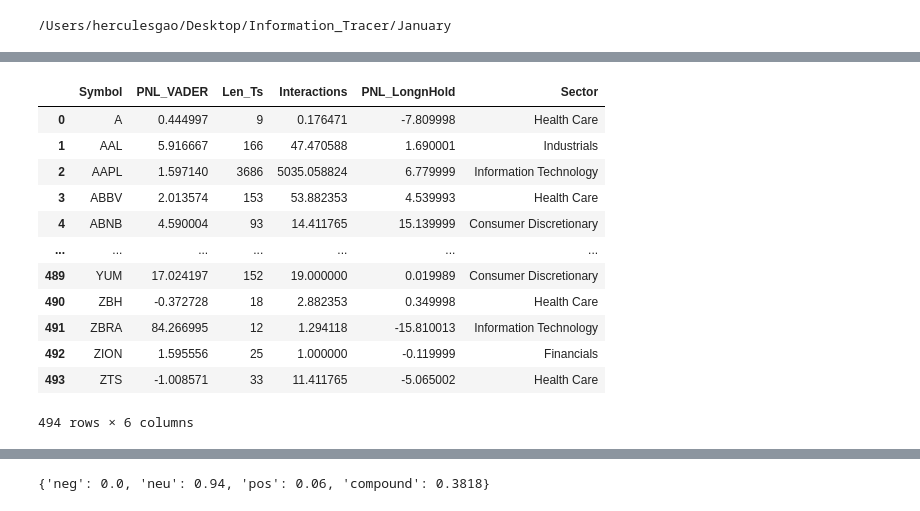
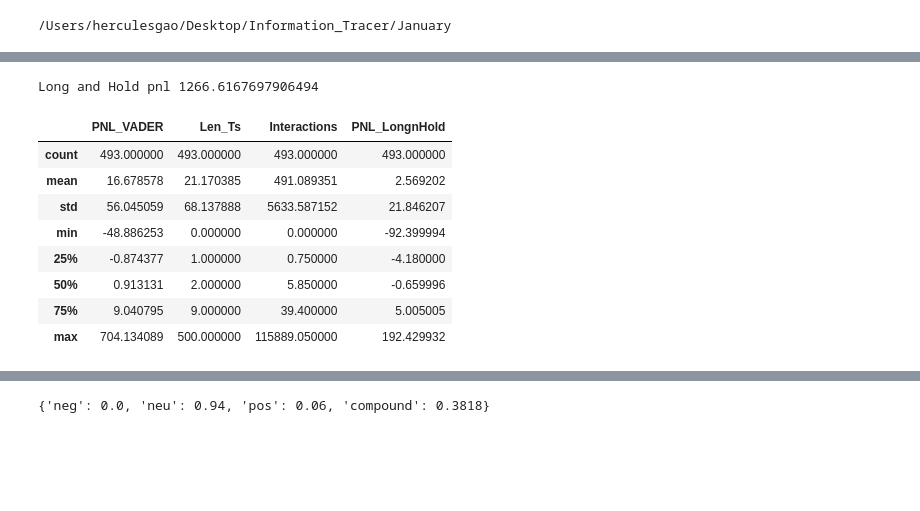
Before and after one commit to fahygao/Information_tracer, a Jupyter notebook: VADER_new_model.ipynb, the cells around one changed output, grey strips where cells are left out. Cells and saved outputs as stored; diff of their text form; code cells hidden in the pictures; blank space fills up the shorter version.

```diff
--- a/VADER_new_model.ipynb
+++ b/VADER_new_model.ipynb
@@ -92,7 +151,7 @@ df_stock = tweets_processing(df_stock)
 # %%
 
-
-def VADER_Sentiment_report(df_stock, lookback_window = 1, interact_threshold = 0, org = True):
+def VADER_Sentiment_report(df_stock, lookback_window = 1, vader_threshold = 0.05,
+                           interact_threshold = 0, org = True):
     pnl = 0
     stock_pnl = []
     stock_names = []
@@ -120,14 +179,11 @@ def VADER_Sentiment_report(df_stock, lookback_window = 1, interact_threshold = 0
         for j in range(n):
             change = df_stock['Changes'][i+j]
             interaction += df_stock['interaction'][i+j]
-            tw = df_stock['Posts_t'][i+j][1:-1].split("},")
+            tw = df_stock['Tweets'][i+j]
 #             print(tw, len(tw))
-            num_tw = len(df_stock['Posts_t'][i+j][1:-1].split("},"))
-            if num_tw >= 1 and len(df_stock['Posts_t'][i+j][1:-1].split("},")[0])>0:
-                total_t += num_tw
-            else:
-                total_t += 0
-            if df_stock['Sentiment_Vader_2'][i+j] >= 0.05 and df_stock['interaction'][i+j] >= interact_threshold:
+            num_tw = len(tw)
+#             print(i+j, df_stock['Sentiment_Vader_lookback'][i+j])
+            if df_stock['Sentiment_Vader_lookback'][i+j] >= vader_threshold and df_stock['interaction'][i+j] >= interact_threshold:
                 # no position
                 if not long and not short:  # the first buy
                     temp_hold = df_stock['Adj Close'][i+j]
@@ -142,7 +198,7 @@ def VADER_Sentiment_report(df_stock, lookback_window = 1, interact_threshold = 0
                     num+=1
                     temp_hold += df_stock['Adj Close'][i+j]
 
-            elif df_stock['Sentiment_Vader_2'][i+j] <= -0.05 and df_stock['interaction'][i+j] >= interact_threshold:
+            elif df_stock['Sentiment_Vader_lookback'][i+j] <= - vader_threshold and df_stock['interaction'][i+j] >= interact_threshold:
                 # have a long position and close the long position
                 if long and not short:
 #                         print("sell signal and exit")
@@ -165,26 +221,25 @@ def VADER_Sentiment_report(df_stock, lookback_window = 1, interact_threshold = 0
             elif short and not long and j == n-1:
                 total_pnl += ((df_stock['Adj Close'][i+j] + temp_hold)/(num_s+1))*1
             if change > 0: sumPlus += 1
-            if (df_stock['Sentiment_Vader_2'][i+j] >= 0.05 and change > 0) or (df_stock['Sentiment_Vader_2'][i+j] <= - 0.05  and float(change) < 0):
+            if (df_stock['Sentiment_Vader_lookback'][i+j] >= vader_threshold and change > 0) or (df_stock['Sentiment_Vader_lookback'][i+j] <= - vader_threshold  and float(change) < 0):
                 sumA += 1
-                if df_stock['Sentiment_Vader_2'][i+j] >= 0.05 and change > 0:
+                if df_stock['Sentiment_Vader_lookback'][i+j] >= vader_threshold and change > 0:
                     sumTP +=1
                 else:
                     sumTN +=1
-            if (df_stock['Sentiment_Vader_2'][i+j] >=  0.05  and change < 0) or (df_stock['Sentiment_Vader_2'][i+j] <= - 0.05  and float(change) > 0):
+            if (df_stock['Sentiment_Vader_lookback'][i+j] >=  vader_threshold  and change < 0) or (df_stock['Sentiment_Vader_lookback'][i+j] <= - vader_threshold  and float(change) > 0):
                 sumWrong += 1
-                if df_stock['Sentiment_Vader_2'][i+j] >= 0.05 and change < 0:
+                if df_stock['Sentiment_Vader_lookback'][i+j] >= vader_threshold and change < 0:
                     sumFP +=1
                 else:
                     sumFN +=1
         stock_names.append(df_stock['Symbol'][i])
-        len_tweets.append(total_t)
+        len_tweets.append(num_tw)
         interactions.append(interaction/n)
         pnl += total_pnl
         stock_pnl.append(total_pnl)
     stock = sorted(set(df_stock['Symbol']))
     df_pnl = pd.DataFrame({'Symbol': stock_names, 'PNL_VADER':stock_pnl, 'Len_Ts':len_tweets,'Interactions':interactions} )
-#         print(sumPlus,sumA, sumWrong)
     l_hProfits = []
     for i in range(0,len(df_stock['Symbol']),n):
         l_hProfit = (df_stock['Adj Close'][i+n-1] - df_stock['Adj Close'][i])
@@ -192,7 +247,6 @@ def VADER_Sentiment_report(df_stock, lookback_window = 1, interact_threshold = 0
     df_pnl['PNL_LongnHold'] = l_hProfits
 
     # add sectors
-
 
     resp = requests.get('http://en.wikipedia.org/wiki/List_of_S%26P_500_companies')
     soup = bs.BeautifulSoup(resp.text, 'lxml')
@@ -244,7 +298,6 @@ def VADER_Sentiment_report(df_stock, lookback_window = 1, interact_threshold = 0
     df_pnl['Sector'] = sectors
     total_vader_num = len(df_stock[df_stock['Sentiment_Vader_corrected']!=0])
     accuracy = sumA/total_vader_num
-
     f1 = sumTP/(sumTP + 0.5*(sumFP + sumTN))
 
     return pnl, df_pnl,accuracy,f1
@@ -331,22 +390,22 @@ Long and Hold pnl 1533.0846652984621
+# %%
+print("Long and Hold pnl", sum(df_pnl['PNL_LongnHold']))
+# %% [output]
+Long and Hold pnl 1266.6167697906494
 # %%
 # 3 the most profitable one
-pnl, df_pnl,accuracy,f1 = VADER_Sentiment_report(df_stock, 3, 0, False)
+pnl, df_pnl,accuracy,f1 = VADER_Sentiment_report(df_stock, 4, 0.01, 0, True)
 # %%
-df_pnl
+df_pnl.describe()
 # %% [output]
-|  | Symbol | PNL_VADER | Len_Ts | Interactions | PNL_LongnHold | Sector |
-| 0 | A | 0.444997 | 9 | 0.176471 | -7.809998 | Health Care |
-| 1 | AAL | 5.916667 | 166 | 47.470588 | 1.690001 | Industrials |
-| 2 | AAPL | 1.597140 | 3686 | 5035.058824 | 6.779999 | Information Technology |
-| 3 | ABBV | 2.013574 | 153 | 53.882353 | 4.539993 | Health Care |
-| 4 | ABNB | 4.590004 | 93 | 14.411765 | 15.139999 | Consumer Discretionary |
-| ... | ... | ... | ... | ... | ... | ... |
-| 489 | YUM | 17.024197 | 152 | 19.000000 | 0.019989 | Consumer Discretionary |
-| 490 | ZBH | -0.372728 | 18 | 2.882353 | 0.349998 | Health Care |
-| 491 | ZBRA | 84.266995 | 12 | 1.294118 | -15.810013 | Information Technology |
-| 492 | ZION | 1.595556 | 25 | 1.000000 | -0.119999 | Financials |
-| 493 | ZTS | -1.008571 | 33 | 11.411765 | -5.065002 | Health Care |
+|  | PNL_VADER | Len_Ts | Interactions | PNL_LongnHold |
+| count | 493.000000 | 493.000000 | 493.000000 | 493.000000 |
+| mean | 16.678578 | 21.170385 | 491.089351 | 2.569202 |
+| std | 56.045059 | 68.137888 | 5633.587152 | 21.846207 |
+| min | -48.886253 | 0.000000 | 0.000000 | -92.399994 |
+| 25% | -0.874377 | 1.000000 | 0.750000 | -4.180000 |
+| 50% | 0.913131 | 2.000000 | 5.850000 | -0.659996 |
+| 75% | 9.040795 | 9.000000 | 39.400000 | 5.005005 |
+| max | 704.134089 | 500.000000 | 115889.050000 | 192.429932 |
-494 rows × 6 columns
 # %%
 sum(df_pnl['PNL_LongnHold']),sum(df_pnl['PNL_VADER'])
 # %% [output]
```
Also changed, not shown: parts of 29 cells of this notebook.
